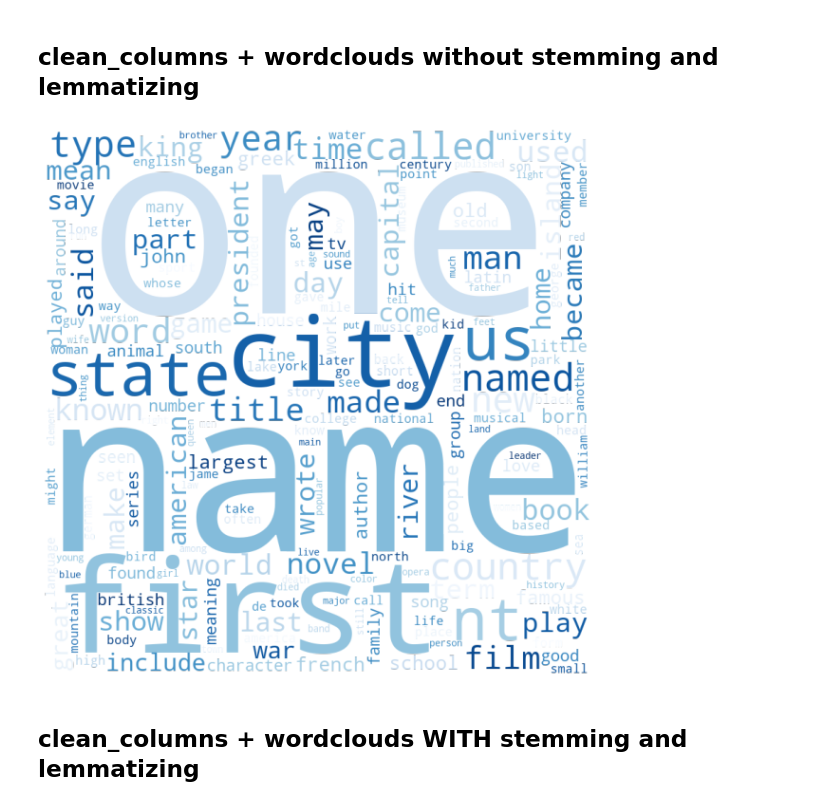
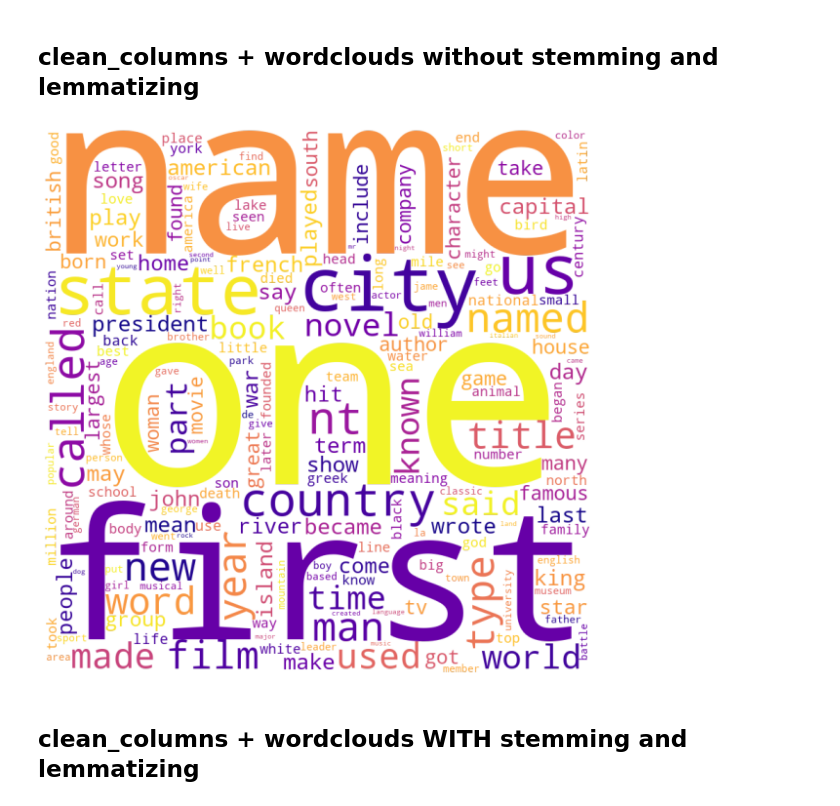
Before and after one commit to JCurley10/Jeopardy_nlp, a Jupyter notebook: notebooks/1.0-data-exploration.ipynb, the cells around one changed output. Cells and saved outputs as stored; diff of their text form; code cells hidden in the pictures.

```diff
--- a/notebooks/1.0-data-exploration.ipynb
+++ b/notebooks/1.0-data-exploration.ipynb
@@ -70,7 +121,5 @@ def remove_stopwords(text):
     stopwords_set = set(stopwords.words('english'))
     return [[word for word in text if word not in stopwords_set] for word in text]
 
-text = make_text(regular_subtrain, 'category')
-text = stringify(text)
-text = remove_stopwords(text)
+make_text(jeopardy, 'category')
 # %% [output]
@@ -77,0 +127,10 @@ KeyboardInterrupt:
+# %%
+def make_train_test_sets(df, x_cols, y_col, test_size = .25, random_state = 123):
+    X = df[x_cols]
+    y = df[y_col]
+    X_train, X_test, y_train, y_test = train_test_split(
+         X, y, test_size=0.33, random_state=42)
+
+    return X_train, X_test, y_train, y_test
+
+make_train_test_sets(jeopardy, 'question_and_answer', 'question_difficulty')
@@ -83,7 +160,7 @@ def clean_columns(df, col):
     using a pre-made function
     returns a list of the tokenized and stripped of stopwords
     '''
-    text = stringify(df, col)
+    text = lowercase(make_text(df, col))
     tokens = word_tokenize(text)
     # convert to lower case
     tokens = [w.lower() for w in tokens]
@@ -122,22 +199,19 @@ def make_word_cloud(df, col, color, save = False):
                 min_font_size = 10).generate(words)
 
     # plot the WordCloud image
-    plt.figure(figsize = (8, 8), facecolor = None)
+    plt.figure(figsize = (8, 8), facecolor = None, dpi = 140)
     plt.imshow(wordcloud)
     plt.axis("off")
     plt.tight_layout(pad = 0)
 
     if save:
-        plt.savefig(f'../images/{df}_{col}_wordcloud.png')
+        plt.savefig(f'../images/eda_images/{col}_wordcloud.png')
     else:
         plt.show()
-
-
-# make_word_cloud(regular_subtrain, 'category', color = 'cividis_r')
-# make_word_cloud(sub_train, 'question', 'Reds')
-# make_word_cloud(sub_train, 'answer', 'Blues_r')
-# %% [output]
-[figure, removed]
+# %%
+   make_word_cloud(jeopardy, 'answer',  color = 'plasma', save = True)
+# %% [output]
+[figure, added]
 # %% [markdown]
 ## clean_columns + wordclouds WITH stemming and lemmatizing
 # %%
```
Also changed, not shown: parts of 6 cells of this notebook, 3 other files.
